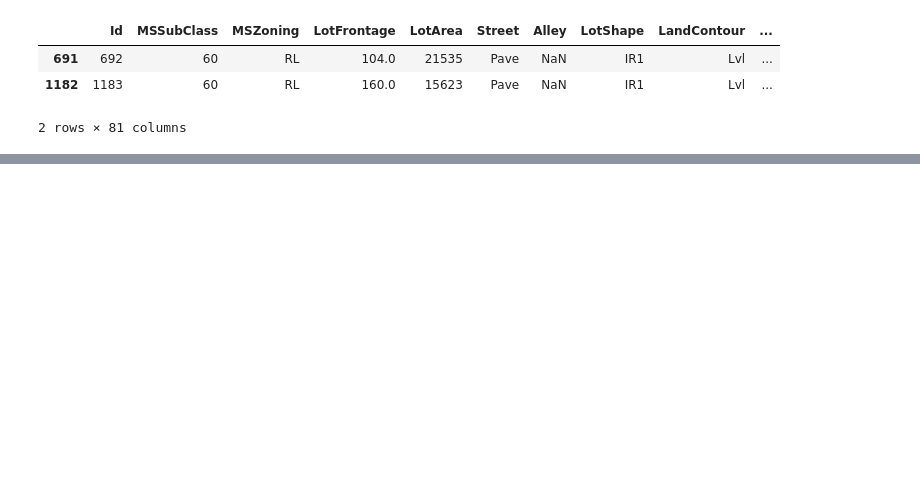
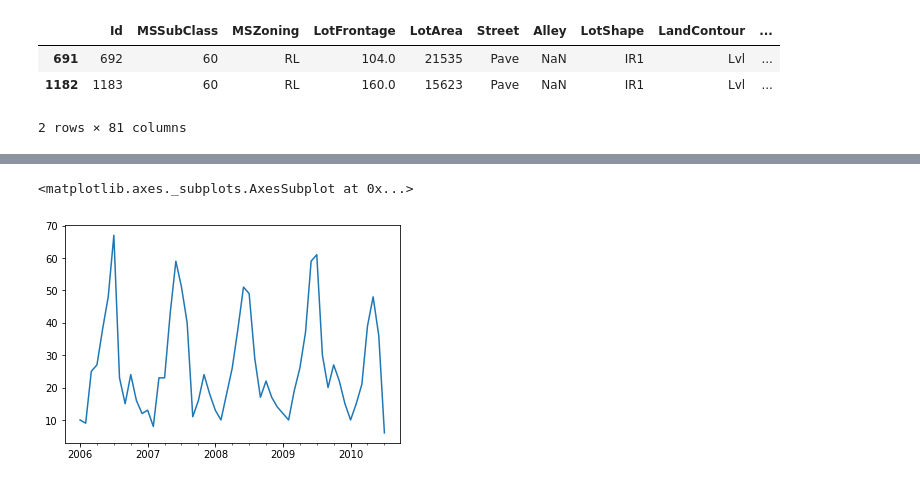
Before and after one commit to bopjesvla/hp, a Jupyter notebook: Visualizer.ipynb, the cells around one changed output, grey strips where cells are left out. Saved outputs shown, nothing was run; the diff lists cells and outputs as text; code cells hidden in the pictures; blank space fills up the shorter version.

```diff
--- a/Visualizer.ipynb
+++ b/Visualizer.ipynb
@@ -75,0 +137,5 @@ df[price>700000]
+# %%
+df.groupby(date).count()['SalePrice'].plot()
+# %% [output]
+<matplotlib.axes._subplots.AxesSubplot at 0x...>
+[figure, added]
```
Also changed, not shown: parts of 8 cells of this notebook.
